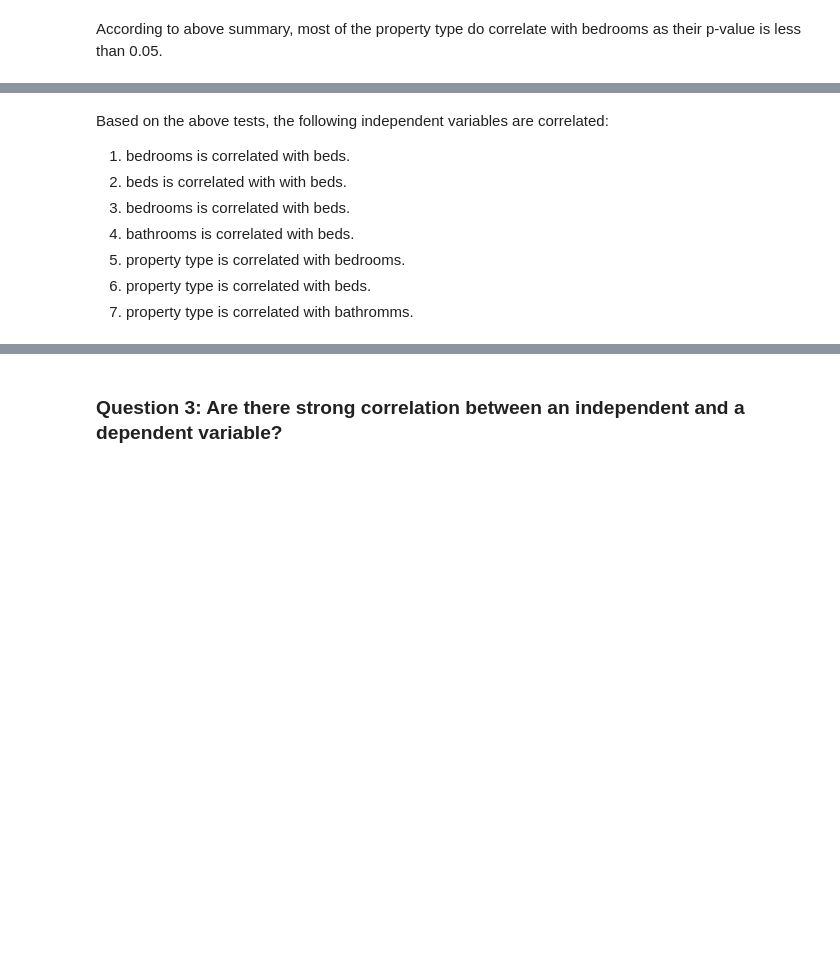
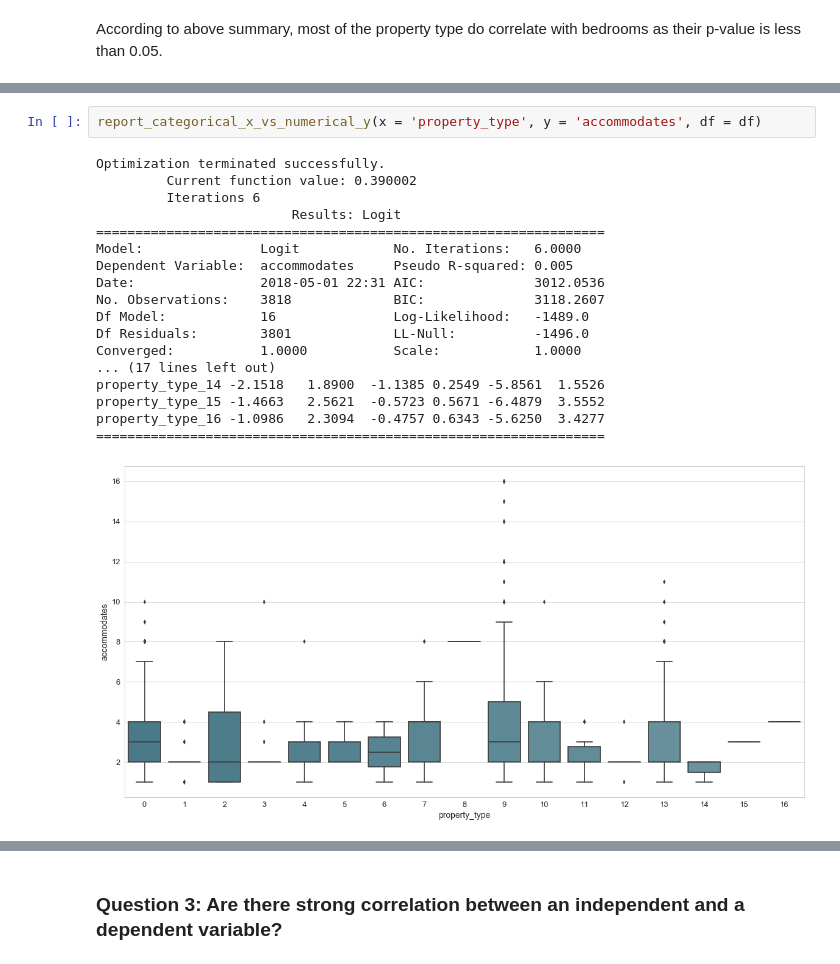
Before and after one commit to nicolechao/springboard-data-science, a Jupyter notebook: Capstone 1/Inferential Statistics/inferential_statistics.ipynb, the cells around one changed output, grey strips where cells are left out. Cells and saved outputs as stored; diff of their text form; blank space fills up the shorter version.

```diff
--- a/Capstone 1/Inferential Statistics/inferential_statistics.ipynb
+++ b/Capstone 1/Inferential Statistics/inferential_statistics.ipynb
@@ -288,12 +304,24 @@ property_type_15 -1.9459   3.0237  -0.6435 0.5199 -7.8723  3.9805
 property_type_16 -1.9459   3.0237  -0.6435 0.5199 -7.8723  3.9805
 =================================================================
 [figure]
-# %% [markdown]
-Based on the above tests, the following independent variables are correlated:
-1. bedrooms is correlated with beds.
-2. beds is correlated with with beds.
-3. bedrooms is correlated with beds.
-4. bathrooms is correlated with beds.
-5. property type is correlated with bedrooms.
-6. property type is correlated with beds.
-7. property type is correlated with bathromms.
+# %%
+report_categorical_x_vs_numerical_y(x = 'property_type', y = 'accommodates', df = df)
+# %% [output]
+Optimization terminated successfully.
+         Current function value: 0.390002
+         Iterations 6
+                         Results: Logit
+=================================================================
+Model:               Logit            No. Iterations:   6.0000
+Dependent Variable:  accommodates     Pseudo R-squared: 0.005
+Date:                2018-05-01 22:31 AIC:              3012.0536
+No. Observations:    3818             BIC:              3118.2607
+Df Model:            16               Log-Likelihood:   -1489.0
+Df Residuals:        3801             LL-Null:          -1496.0
+Converged:           1.0000           Scale:            1.0000
+... (17 lines left out)
+property_type_14 -2.1518   1.8900  -1.1385 0.2549 -5.8561  1.5526
+property_type_15 -1.4663   2.5621  -0.5723 0.5671 -6.4879  3.5552
+property_type_16 -1.0986   2.3094  -0.4757 0.6343 -5.6250  3.4277
+=================================================================
+[figure, added]
```
Also changed, not shown: parts of 16 cells of this notebook.
